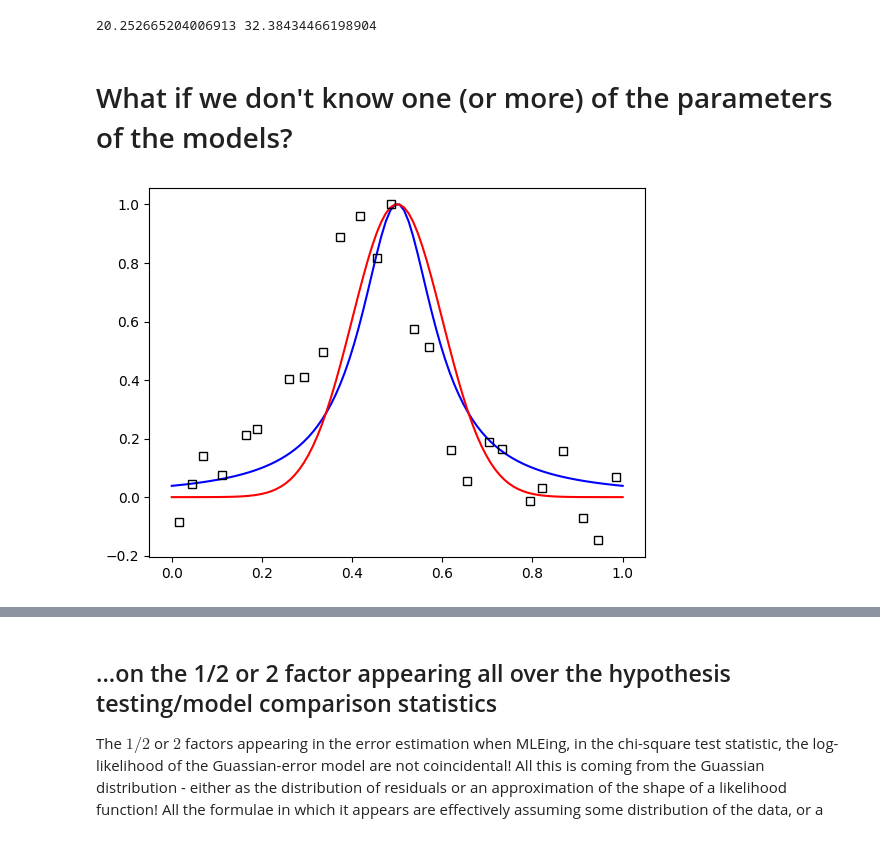
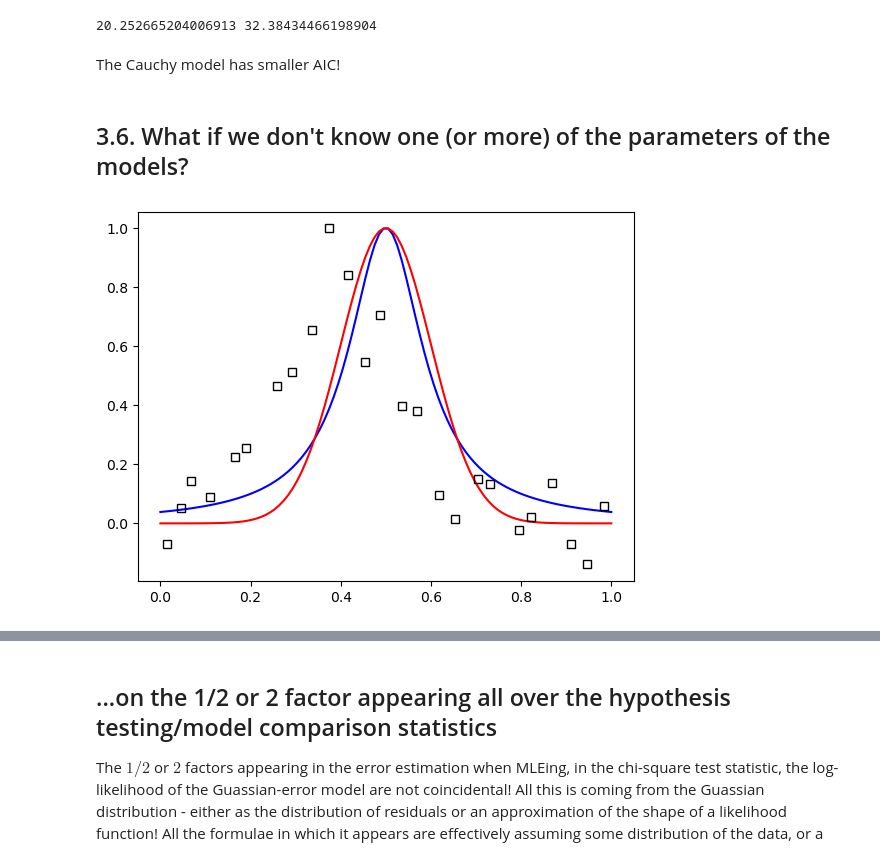
Before and after one commit to astrostatistics-in-crete/2023_summer_school, a Jupyter notebook: Bayesian/Bayesian_Models.ipynb, the cells around one changed output, grey strips where cells are left out. Cells and saved outputs as stored; diff of their text form; code cells hidden in the pictures.

Commit message:
Updating the model comparison part of the Bayesian class

```diff
--- a/Bayesian/Bayesian_Models.ipynb
+++ b/Bayesian/Bayesian_Models.ipynb
@@ -591,31 +608,33 @@ AIC_2 = 2 * 0 - 2 * loglike2
 print(AIC_1, AIC_2)
 # %% [output]
 20.252665204006913 32.38434466198904
+# %% [markdown]
+The Cauchy model has smaller AIC!
 # %% [markdown]
-# What if we don't know one (or more) of the parameters of the models?
+## 3.6. What if we don't know one (or more) of the parameters of the models?
 # %%
 np.random.seed(2023)
 
 x_plot = np.linspace(0, 1, 100)
 y1_plot = make_data(x_plot, st.cauchy, amplitude=1.0, location=0.5, width=0.1)
 y2_plot = make_data(x_plot, st.norm, amplitude=1.0, location=0.5, width=0.1)
 
 model_distributions = [st.cauchy, st.norm]
 
 n_data = 25
-true_location = np.random.uniform(0.3, 0.7)
+true_location = np.random.uniform(0.2, 0.8)
 true_model_distribution = model_distributions[31337 % 17 % 2]
 x_data = np.linspace(0.0, 1.0, n_data) + np.random.uniform(-0.5/n_data, 0.5/n_data, size=n_data)
 y_data = make_data(x_data, true_model_distribution, amplitude=1.0, location=true_location, width=0.1, error_scale=0.1)
 y_data /= y_data.max()
 y_data
 
 
 plt.figure()
 plt.plot(x_plot, y1_plot / y1_plot.max(), "b-")
 plt.plot(x_plot, y2_plot / y2_plot.max(), "r-")
 plt.plot(x_data, y_data, "ks", mfc="none")
 plt.show()
 # %% [output]
-[figure, old version]
+[figure, new version]
 # %% [markdown]
```
Also changed, not shown: parts of 22 cells of this notebook.
